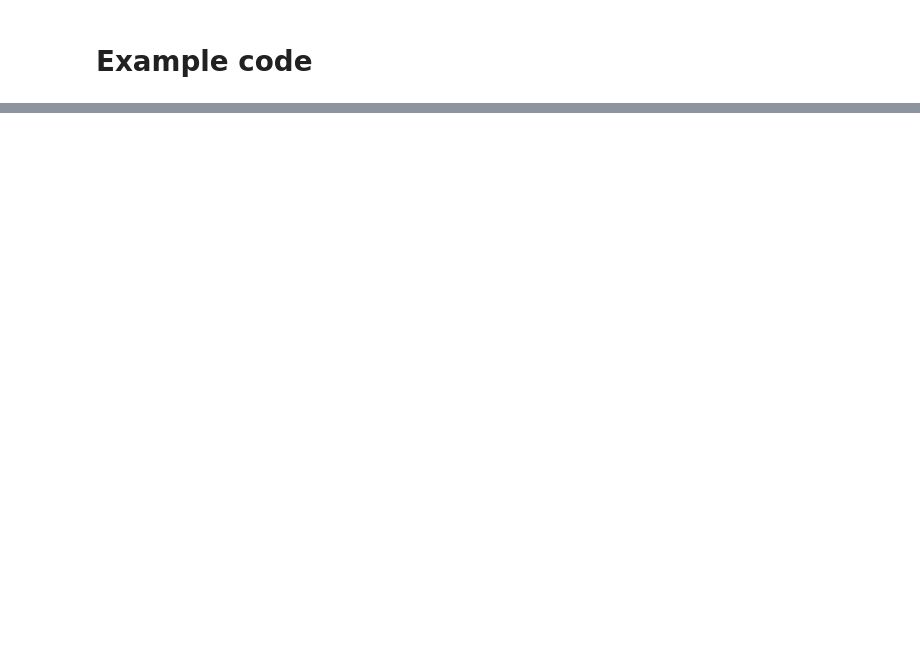
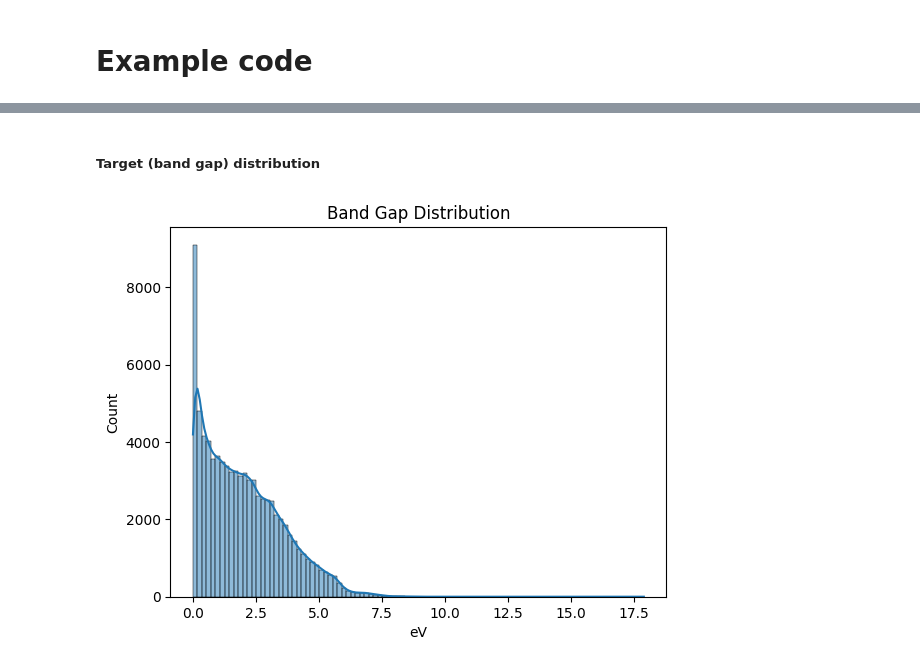
Before and after one commit to immischein/ML-bandgap, a Jupyter notebook: Bandgaps_ML_Model.ipynb, the cells around one changed output, grey strips where cells are left out. Saved outputs shown, nothing was run; the diff lists cells and outputs as text; code cells hidden in the pictures; blank space fills up the shorter version.

```diff
--- a/Bandgaps_ML_Model.ipynb
+++ b/Bandgaps_ML_Model.ipynb
@@ -193,0 +168,6 @@ example_docs[4].structure.species
+# %%
+# Save to JSON file
+with open("materials_data.json", "w") as f:
+    json.dump(cleaned_data, f)
+
+print(f"Saved {len(cleaned_data)} materials to materials_data.json")
@@ -193,0 +179,4 @@ example_docs[4].structure.species
+# %%
+# Load the JSON data
+with open("/content/drive/MyDrive/Project Documents ML-CMT/materials_data.json") as f:
+    materials_data = json.load(f)
@@ -193,0 +185,27 @@ example_docs[4].structure.species
+# %%
+# Build tabular dataset
+records = []
+for m in materials_data:
+    struct = Structure.from_dict(m["structure"])
+    record = {
+        "material_id": m["material_id"],
+        "band_gap": m["band_gap"],
+        "formula": m["formula_pretty"],
+        "density": m["density"],
+        "volume": m["volume"],
+        "a": struct.lattice.a,
+        "b": struct.lattice.b,
+        "c": struct.lattice.c,
+        "alpha": struct.lattice.alpha,
+        "beta": struct.lattice.beta,
+        "gamma": struct.lattice.gamma,
+        "n_atoms": m["nsites"]
+    }
+    records.append(record)
+
+# df = pd.DataFrame(records)
+# df.to_csv("bandgap_dataset.csv", index=False)
+
+# print(f"Saved tabular dataset to bandgap_dataset.csv with shape {df.shape}")
+# %%
+df = pd.DataFrame(records)
@@ -193,0 +315,9 @@ example_docs[4].structure.species
+# %% [markdown]
+##### Target (band gap) distribution
+# %%
+sns.histplot(df["band_gap"], bins=100, kde=True)
+plt.title("Band Gap Distribution")
+plt.xlabel("eV")
+plt.show()
+# %% [output]
+[figure, added]
```
Also changed, not shown: parts of 55 cells of this notebook.
